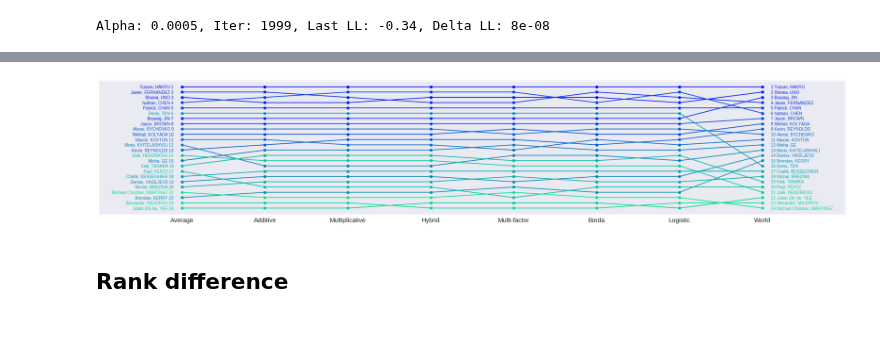
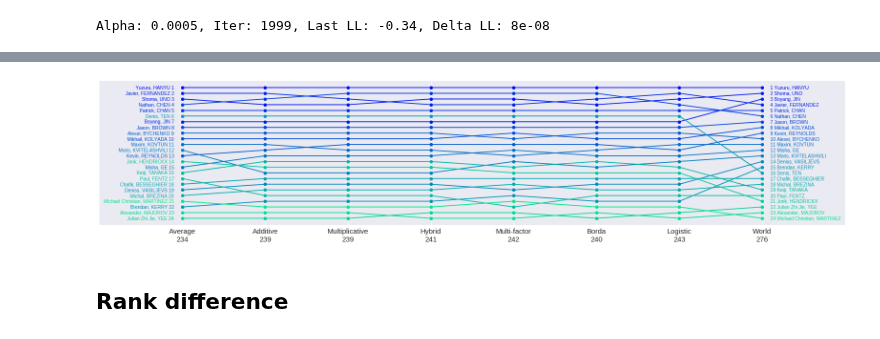
Before and after one commit to khanhnguyendata/skate_predict, a Jupyter notebook: analysis_part6.ipynb, the cells around one changed output, grey strips where cells are left out. Saved outputs shown, nothing was run; the diff lists cells and outputs as text; code cells hidden in the pictures.

```diff
--- a/analysis_part6.ipynb
+++ b/analysis_part6.ipynb
@@ -292,0 +281,6 @@ There are 243 concordant_pairs out of 276 pairs
+# %%
+gamma1_max = gammas1[max_val_iter_log]
+gamma2_max = gammas2[max_val_iter_log]
+X_train = np.vstack([stacked_X1, stacked_X2])
+gamma_train = log_gradient_ascent(X_train, alpha=0.0005, n_iter=max_val_iter_log+1)
+gamma_train
@@ -292,0 +292,24 @@ There are 243 concordant_pairs out of 276 pairs
+# %%
+def get_rankings_from_score_matrix(score_matrix):
+    '''
+    Convert a pandas DataFrame of latent scores (from different models)
+    into list of predicted rankings (names of skaters from highest to lowest ranks), one for each model
+    '''
+    # Get index of skater if score for each column was sorted from lowest to highest
+    rankings = score_matrix.values.argsort(axis=0)
+    # Reverse sort ranking (index of highest rank appears first)
+    # Transpose to allow for index slicing
+    rankings = rankings[::-1, :].T
+    return score_matrix.index[rankings].tolist()
+# %%
+season_scores, world_scores = get_yearly_scores(2017, all_season_scores, all_world_scores)
+world_ranking = list(world_scores.index)
+all_rankings = get_rankings_from_score_matrix(all_skater_scores[2017])
+borda_ranking = rankings_borda[2017]
+log_ranking = list((all_skater_scores[2017] @ gamma1_max).sort_values(ascending=False).index)
+all_rankings.append(borda_ranking)
+all_rankings.append(log_ranking)
+all_rankings.append(world_ranking)
+# %%
+labels=['Average', 'Additive', 'Multiplicative', 'Hybrid', 'Multi-factor', 'Borda', 'Logistic', 'World']
+labels = [f'{label}\n{calculate_kendall_tau(ranking, world_ranking, return_pairs=True)[1]}' for label, ranking in zip(labels, all_rankings)]
@@ -293,10 +325,9 @@ There are 243 concordant_pairs out of 276 pairs
 # %%
-fig, ax = plt.subplots(figsize=(25, 5))
-plot_multiple_rankings(fig, ax, rankings_2017, labels=['Average', 'Additive', 'Multiplicative', 'Hybrid', 'Multi-factor',
-                                                       'Borda', 'Logistic', 'World'],
-                       filepath=None, xfontsize=15)
+fig, ax = plt.subplots(figsize=(22, 5))
+plot_multiple_rankings(fig, ax, all_rankings, labels=labels,
+                       filepath='viz/2017_male_2017_all_models.png', xfontsize=15)
 # %% [output]
-[figure, old version]
+[figure, new version]
 # %% [markdown]
 ## Rank difference
 # %%
```
Also changed, not shown: parts of 70 cells of this notebook, 16 other files.
